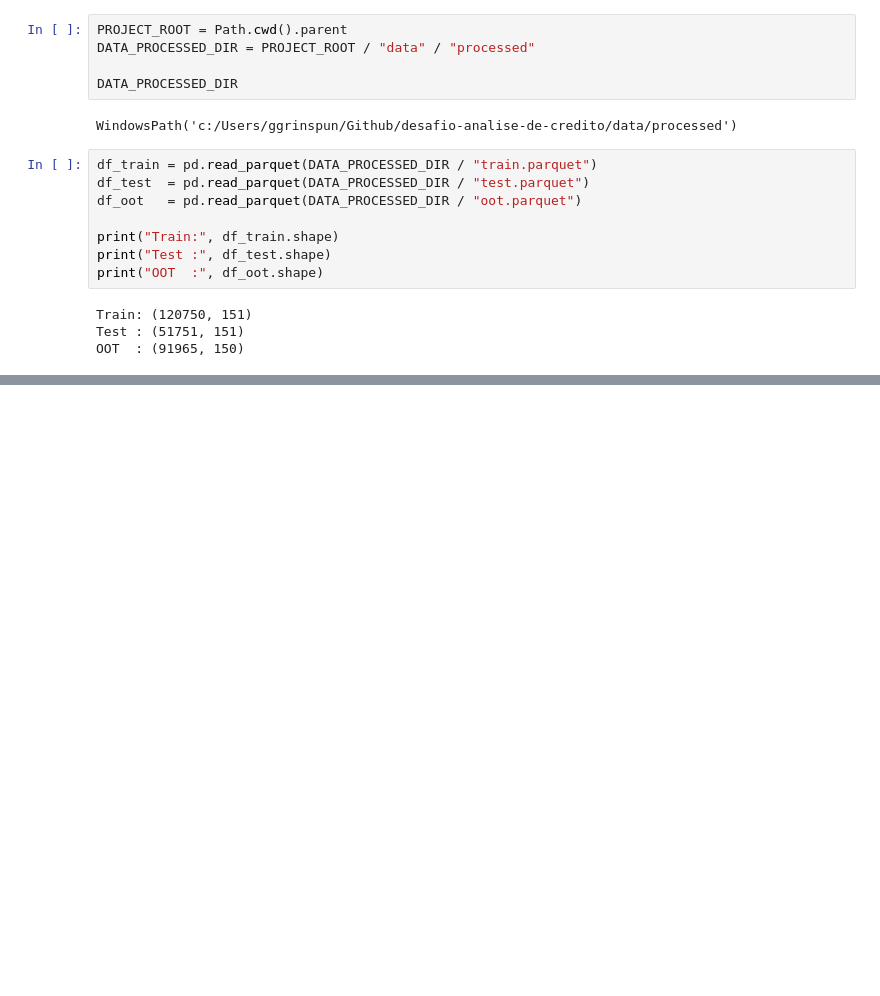
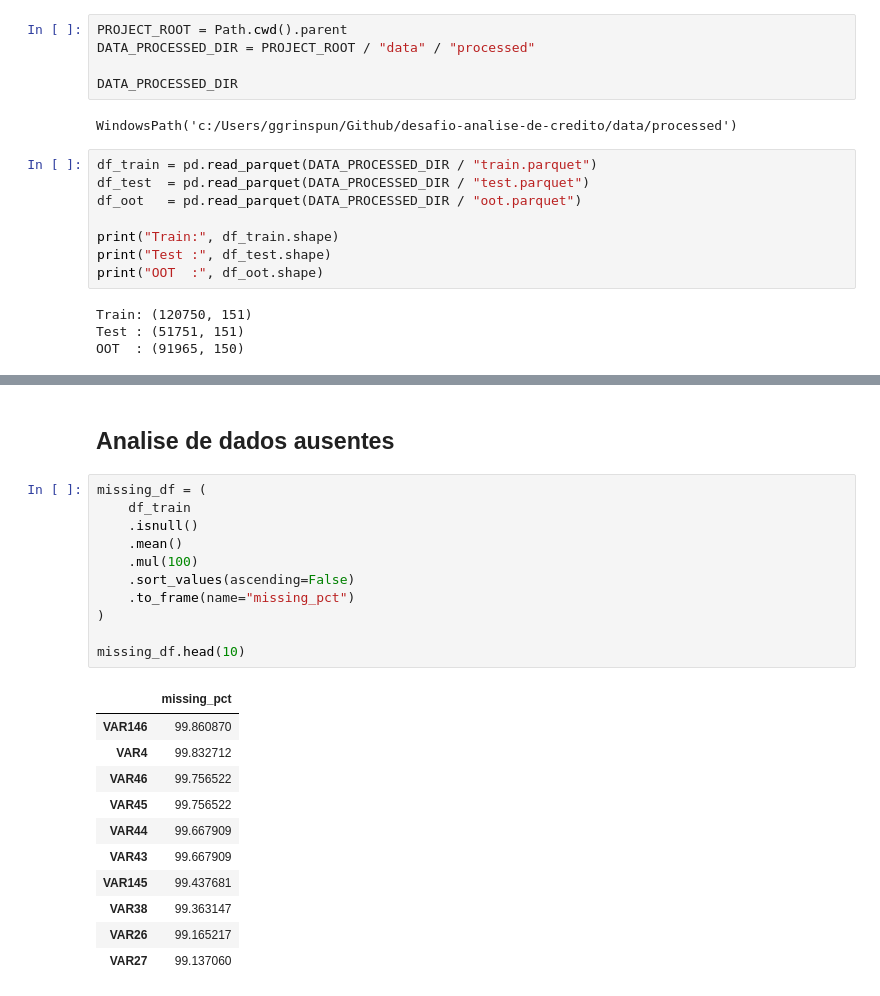
Before and after one commit to GGrinspun/desafio-analise-de-credito, a Jupyter notebook: notebooks/01_eda.ipynb, the cells around one changed output, grey strips where cells are left out. Drawn from its saved outputs; the diff is of its cells as text; blank space fills up the shorter version.

```diff
--- a/notebooks/01_eda.ipynb
+++ b/notebooks/01_eda.ipynb
@@ -36,0 +50,25 @@ OOT  : (91965, 150)
+# %% [markdown]
+## Analise de dados ausentes
+# %%
+missing_df = (
+    df_train
+    .isnull()
+    .mean()
+    .mul(100)
+    .sort_values(ascending=False)
+    .to_frame(name="missing_pct")
+)
+
+missing_df.head(10)
+# %% [output]
+|  | missing_pct |
+| VAR146 | 99.860870 |
+| VAR4 | 99.832712 |
+| VAR46 | 99.756522 |
+| VAR45 | 99.756522 |
+| VAR44 | 99.667909 |
+| VAR43 | 99.667909 |
+| VAR145 | 99.437681 |
+| VAR38 | 99.363147 |
+| VAR26 | 99.165217 |
+| VAR27 | 99.137060 |
```
Also changed, not shown: parts of 4 cells of this notebook.
